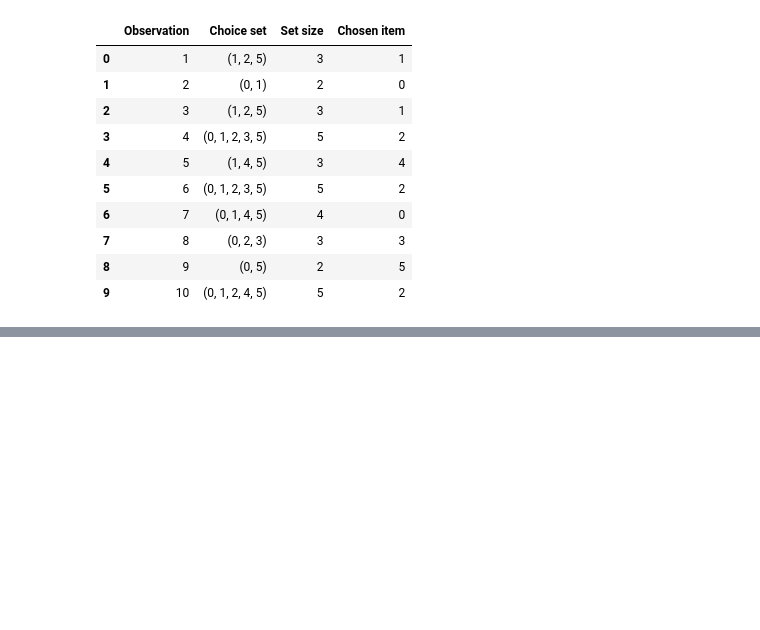
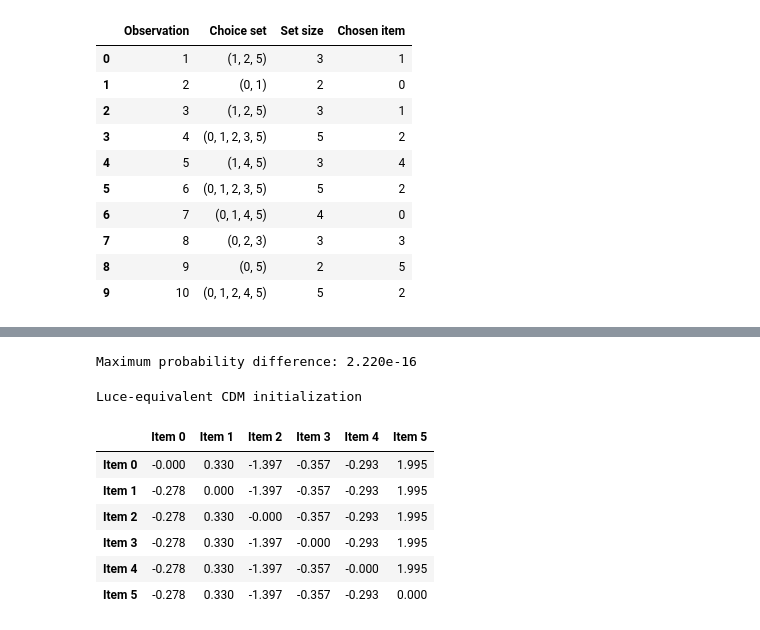
Before and after one commit to rbhdsks/Learning-from-Comparison-Data-Master-Thesis-Project-, a Jupyter notebook: notebooks/experiments/Context_Dependent_Model/CDM_Paper_Reproduction/01_synthetic_recovery.ipynb, the cells around one changed output, grey strips where cells are left out. Drawn from its saved outputs; the diff is of its cells as text; code cells hidden in the pictures; blank space fills up the shorter version.

```diff
--- a/notebooks/experiments/Context_Dependent_Model/CDM_Paper_Reproduction/01_synthetic_recovery.ipynb
+++ b/notebooks/experiments/Context_Dependent_Model/CDM_Paper_Reproduction/01_synthetic_recovery.ipynb
@@ -642,0 +834,72 @@ Generated observations: 1,000
+# %%
+# Construct a Luce-equivalent CDM matrix and verify matching choice probabilities.
+
+initial_luce_tensor = torch.as_tensor(
+    initial_luce_parameters,
+    dtype=true_interactions.dtype,
+    device=true_interactions.device,
+)
+
+initial_cdm_interactions = cdm.center_cdm_parameters(
+    -initial_luce_tensor.unsqueeze(0).expand(
+        NUMBER_OF_ITEMS,
+        NUMBER_OF_ITEMS,
+    )
+)
+
+with torch.no_grad():
+    safe_choice_sets = synthetic_data.choice_sets.clamp_min(0)
+
+    initial_luce_utilities = initial_luce_tensor[
+        safe_choice_sets
+    ].masked_fill(
+        ~synthetic_data.choice_mask,
+        float("-inf"),
+    )
+
+    initial_luce_probabilities = torch.softmax(
+        initial_luce_utilities,
+        dim=1,
+    )
+
+    initial_cdm_probabilities = cdm.cdm_choice_probabilities(
+        interaction_matrix=initial_cdm_interactions,
+        choice_sets=synthetic_data.choice_sets,
+        choice_mask=synthetic_data.choice_mask,
+    )
+
+maximum_probability_difference = (
+    initial_luce_probabilities - initial_cdm_probabilities
+).abs().max().item()
+
+assert torch.allclose(
+    initial_luce_probabilities,
+    initial_cdm_probabilities,
+    atol=1e-10,
+    rtol=1e-10,
+)
+
+print(
+    "Maximum probability difference:",
+    f"{maximum_probability_difference:.3e}",
+)
+
+display(
+    pd.DataFrame(
+        initial_cdm_interactions.detach().cpu().numpy(),
+        index=item_labels,
+        columns=item_labels,
+    )
+    .style.format("{:.3f}")
+    .set_caption("Luce-equivalent CDM initialization")
+)
+# %% [output]
+Maximum probability difference: 2.220e-16
+Luce-equivalent CDM initialization
+|  | Item 0 | Item 1 | Item 2 | Item 3 | Item 4 | Item 5 |
+| Item 0 | -0.000 | 0.330 | -1.397 | -0.357 | -0.293 | 1.995 |
+| Item 1 | -0.278 | 0.000 | -1.397 | -0.357 | -0.293 | 1.995 |
+| Item 2 | -0.278 | 0.330 | -0.000 | -0.357 | -0.293 | 1.995 |
+| Item 3 | -0.278 | 0.330 | -1.397 | -0.000 | -0.293 | 1.995 |
+| Item 4 | -0.278 | 0.330 | -1.397 | -0.357 | -0.000 | 1.995 |
+| Item 5 | -0.278 | 0.330 | -1.397 | -0.357 | -0.293 | 0.000 |
```
Also changed, not shown: parts of 13 cells of this notebook.
